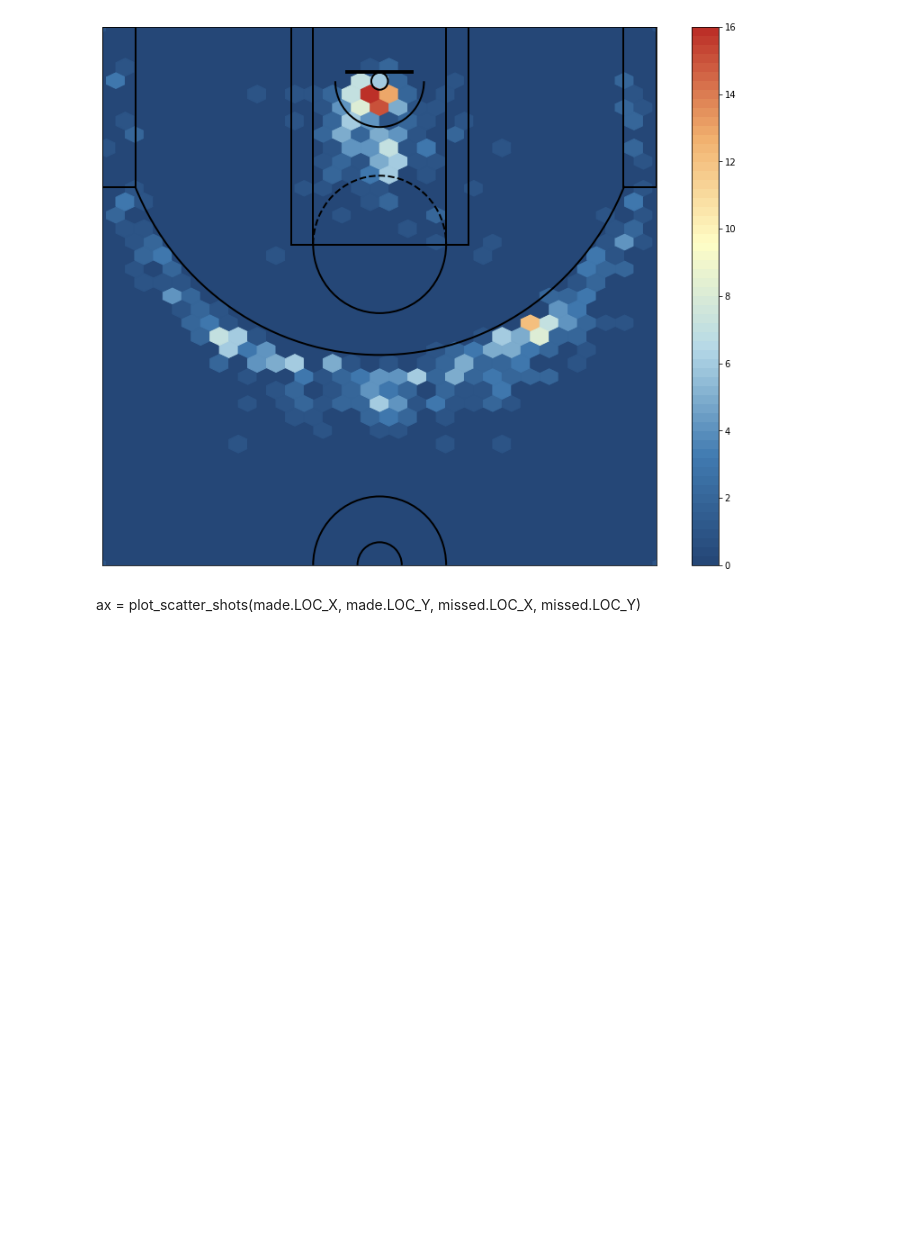
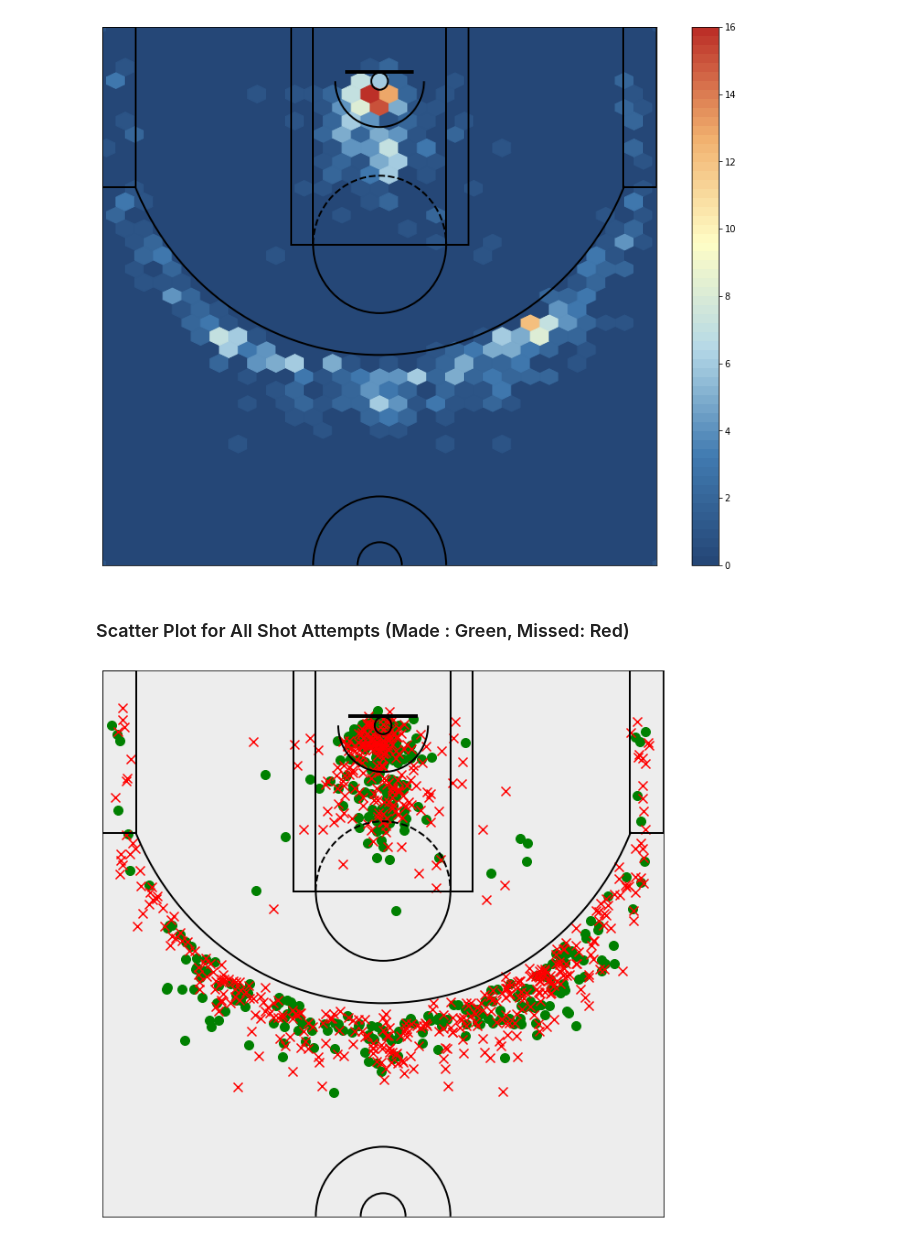
Before and after one commit to saedx1/nba_analysis, a Jupyter notebook: notebooks/ShotPlots_Example.ipynb, the cells around one changed output. Saved outputs shown, nothing was run; the diff lists cells and outputs as text; code cells hidden in the pictures; blank space fills up the shorter version.

```diff
--- a/notebooks/ShotPlots_Example.ipynb
+++ b/notebooks/ShotPlots_Example.ipynb
@@ -27,5 +27,9 @@ ax = plot_hex_shots(made.LOC_X, made.LOC_Y)
 ax = plot_hex_shots(missed.LOC_X, missed.LOC_Y)
 # %% [output]
 [figure]
-# %% [markdown]
-ax = plot_scatter_shots(made.LOC_X, made.LOC_Y, missed.LOC_X, missed.LOC_Y)
+# %% [markdown]
+### Scatter Plot for All Shot Attempts (Made : Green, Missed: Red)
+# %%
+ax = plot_scatter_shots(made.LOC_X, made.LOC_Y, missed.LOC_X, missed.LOC_Y)
+# %% [output]
+[figure, added]
```
